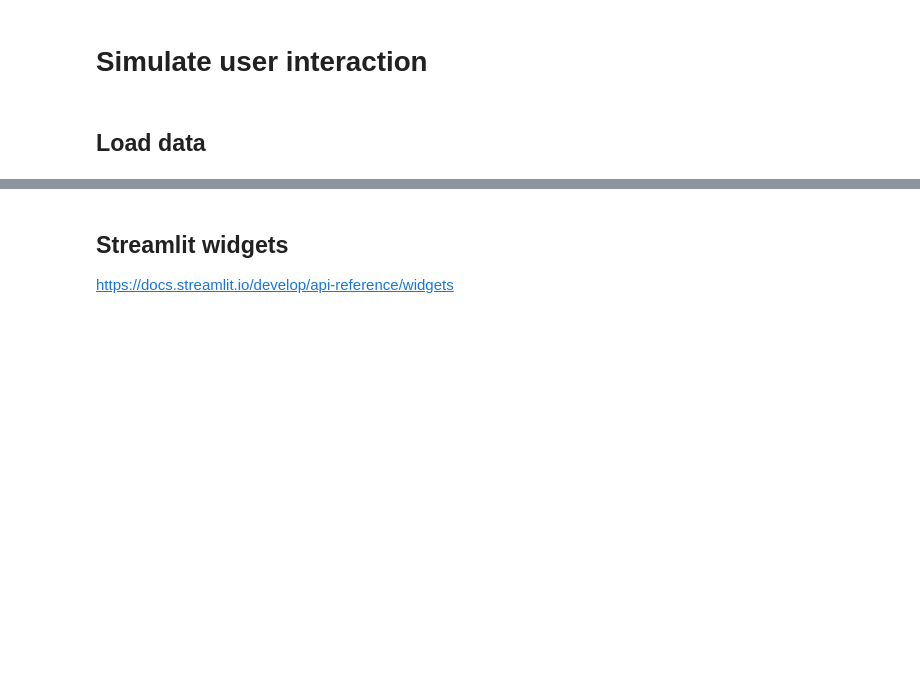
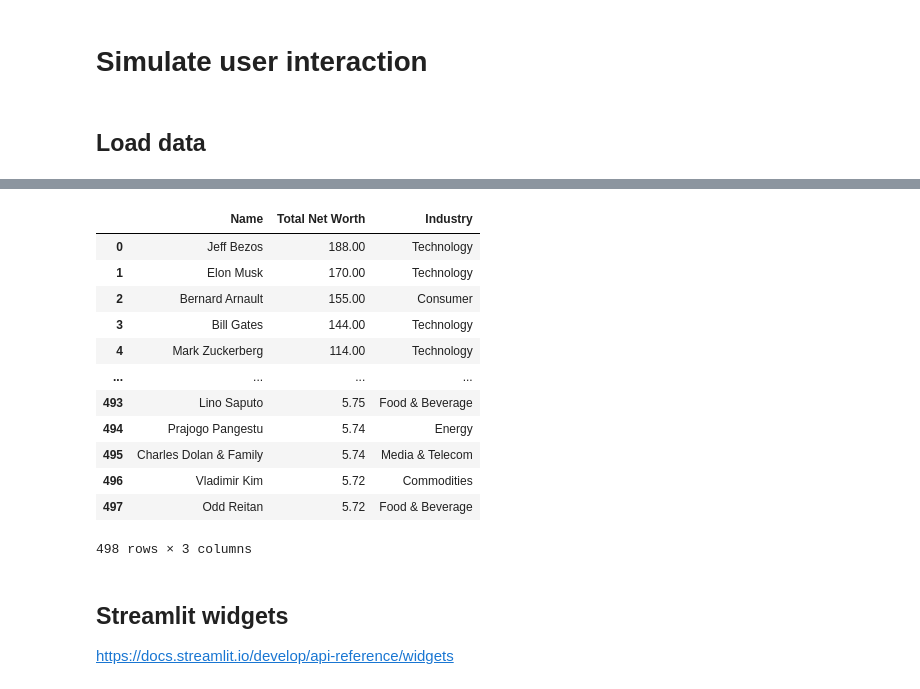
Before and after one commit to vangiogh/DF-P, a Jupyter notebook: notebooks/2_Script/A.ipynb, the cells around one changed output, grey strips where cells are left out. Drawn from its saved outputs; the diff is of its cells as text; code cells hidden in the pictures; blank space fills up the shorter version.

```diff
--- a/notebooks/2_Script/A.ipynb
+++ b/notebooks/2_Script/A.ipynb
@@ -14,3 +7,20 @@
+# %%
+df_rich = pd.read_excel('../../data/richest_clean.xlsx')
+df_rich
+# %% [output]
+|  | Name | Total Net Worth | Industry |
+| 0 | Jeff Bezos | 188.00 | Technology |
+| 1 | Elon Musk | 170.00 | Technology |
+| 2 | Bernard Arnault | 155.00 | Consumer |
+| 3 | Bill Gates | 144.00 | Technology |
+| 4 | Mark Zuckerberg | 114.00 | Technology |
+| ... | ... | ... | ... |
+| 493 | Lino Saputo | 5.75 | Food & Beverage |
+| 494 | Prajogo Pangestu | 5.74 | Energy |
+| 495 | Charles Dolan & Family | 5.74 | Media & Telecom |
+| 496 | Vladimir Kim | 5.72 | Commodities |
+| 497 | Odd Reitan | 5.72 | Food & Beverage |
+498 rows × 3 columns
 # %% [markdown]
 ## Streamlit widgets
 
```
Also changed, not shown: parts of 11 cells of this notebook, 4 other files.
